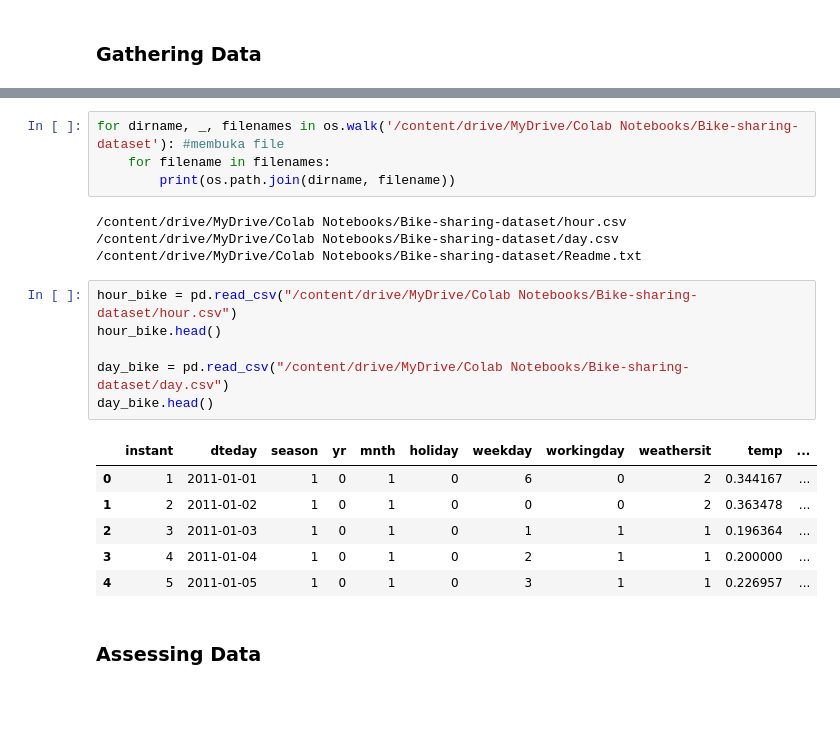
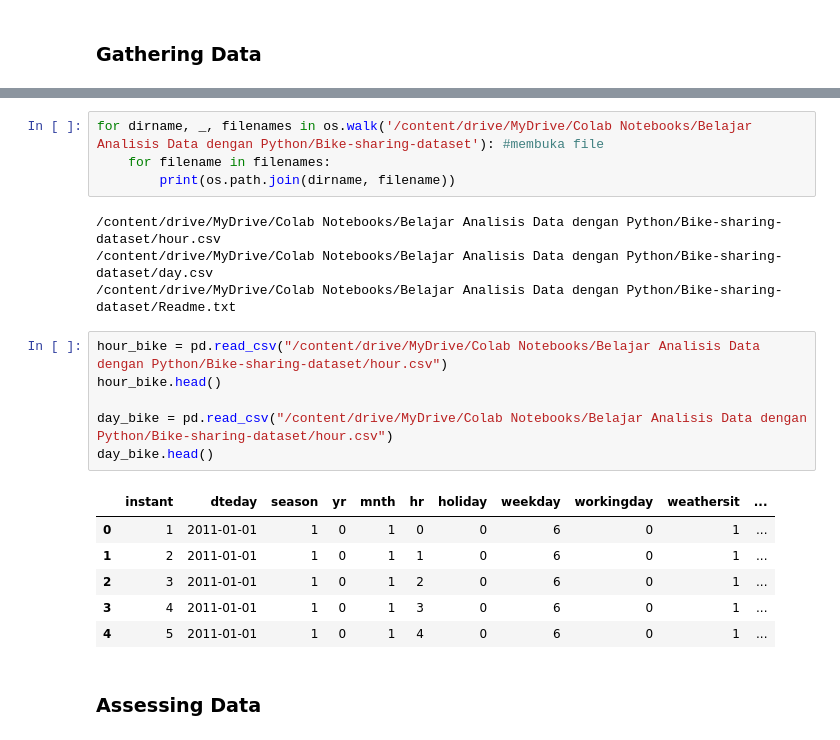
Before and after one commit to dianrizqisaputra/bike-sharing, a Jupyter notebook: Belajar_Analisis_Data_dengan_Python.ipynb, the cells around one changed output, grey strips where cells are left out. Saved outputs shown, nothing was run; the diff lists cells and outputs as text; blank space fills up the shorter version.

```diff
--- a/Belajar_Analisis_Data_dengan_Python.ipynb
+++ b/Belajar_Analisis_Data_dengan_Python.ipynb
@@ -29,24 +29,24 @@ Mounted at /content/drive
 # %%
-for dirname, _, filenames in os.walk('/content/drive/MyDrive/Colab Notebooks/Bike-sharing-dataset'): #membuka file
+for dirname, _, filenames in os.walk('/content/drive/MyDrive/Colab Notebooks/Belajar Analisis Data dengan Python/Bike-sharing-dataset'): #membuka file
     for filename in filenames:
         print(os.path.join(dirname, filename))
 # %% [output]
-/content/drive/MyDrive/Colab Notebooks/Bike-sharing-dataset/hour.csv
-/content/drive/MyDrive/Colab Notebooks/Bike-sharing-dataset/day.csv
-/content/drive/MyDrive/Colab Notebooks/Bike-sharing-dataset/Readme.txt
+/content/drive/MyDrive/Colab Notebooks/Belajar Analisis Data dengan Python/Bike-sharing-dataset/hour.csv
+/content/drive/MyDrive/Colab Notebooks/Belajar Analisis Data dengan Python/Bike-sharing-dataset/day.csv
+/content/drive/MyDrive/Colab Notebooks/Belajar Analisis Data dengan Python/Bike-sharing-dataset/Readme.txt
 # %%
-hour_bike = pd.read_csv("/content/drive/MyDrive/Colab Notebooks/Bike-sharing-dataset/hour.csv")
+hour_bike = pd.read_csv("/content/drive/MyDrive/Colab Notebooks/Belajar Analisis Data dengan Python/Bike-sharing-dataset/hour.csv")
 hour_bike.head()
 
-day_bike = pd.read_csv("/content/drive/MyDrive/Colab Notebooks/Bike-sharing-dataset/day.csv")
+day_bike = pd.read_csv("/content/drive/MyDrive/Colab Notebooks/Belajar Analisis Data dengan Python/Bike-sharing-dataset/hour.csv")
 day_bike.head()
 # %% [output]
-|  | instant | dteday | season | yr | mnth | holiday | weekday | workingday | weathersit | temp | ... |
-| 0 | 1 | 2011-01-01 | 1 | 0 | 1 | 0 | 6 | 0 | 2 | 0.344167 | ... |
-| 1 | 2 | 2011-01-02 | 1 | 0 | 1 | 0 | 0 | 0 | 2 | 0.363478 | ... |
-| 2 | 3 | 2011-01-03 | 1 | 0 | 1 | 0 | 1 | 1 | 1 | 0.196364 | ... |
-| 3 | 4 | 2011-01-04 | 1 | 0 | 1 | 0 | 2 | 1 | 1 | 0.200000 | ... |
-| 4 | 5 | 2011-01-05 | 1 | 0 | 1 | 0 | 3 | 1 | 1 | 0.226957 | ... |
+|  | instant | dteday | season | yr | mnth | hr | holiday | weekday | workingday | weathersit | ... |
+| 0 | 1 | 2011-01-01 | 1 | 0 | 1 | 0 | 0 | 6 | 0 | 1 | ... |
+| 1 | 2 | 2011-01-01 | 1 | 0 | 1 | 1 | 0 | 6 | 0 | 1 | ... |
+| 2 | 3 | 2011-01-01 | 1 | 0 | 1 | 2 | 0 | 6 | 0 | 1 | ... |
+| 3 | 4 | 2011-01-01 | 1 | 0 | 1 | 3 | 0 | 6 | 0 | 1 | ... |
+| 4 | 5 | 2011-01-01 | 1 | 0 | 1 | 4 | 0 | 6 | 0 | 1 | ... |
 # %% [markdown]
 ### Assessing Data
 # %%
```
Also changed, not shown: parts of 26 cells of this notebook.
